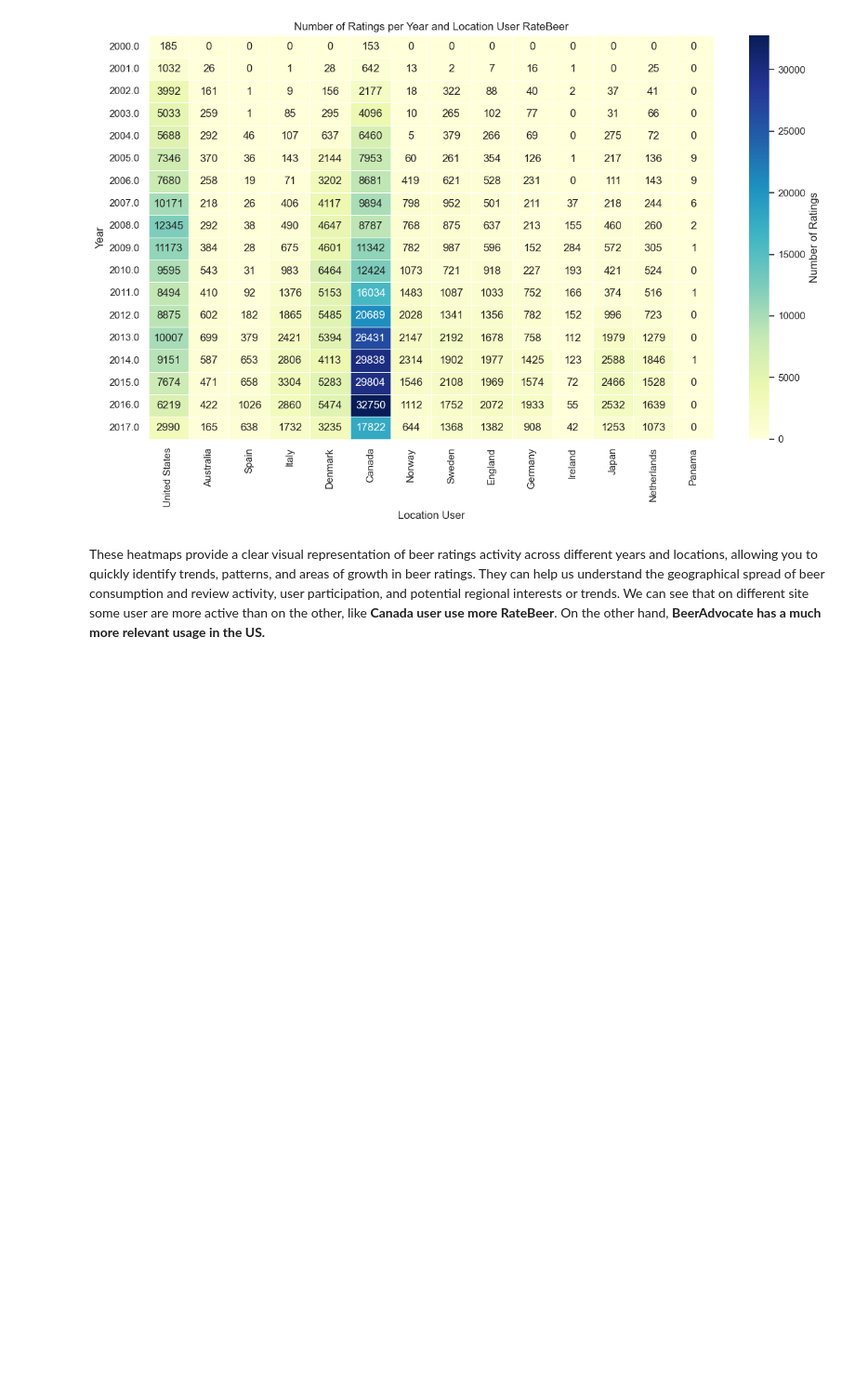
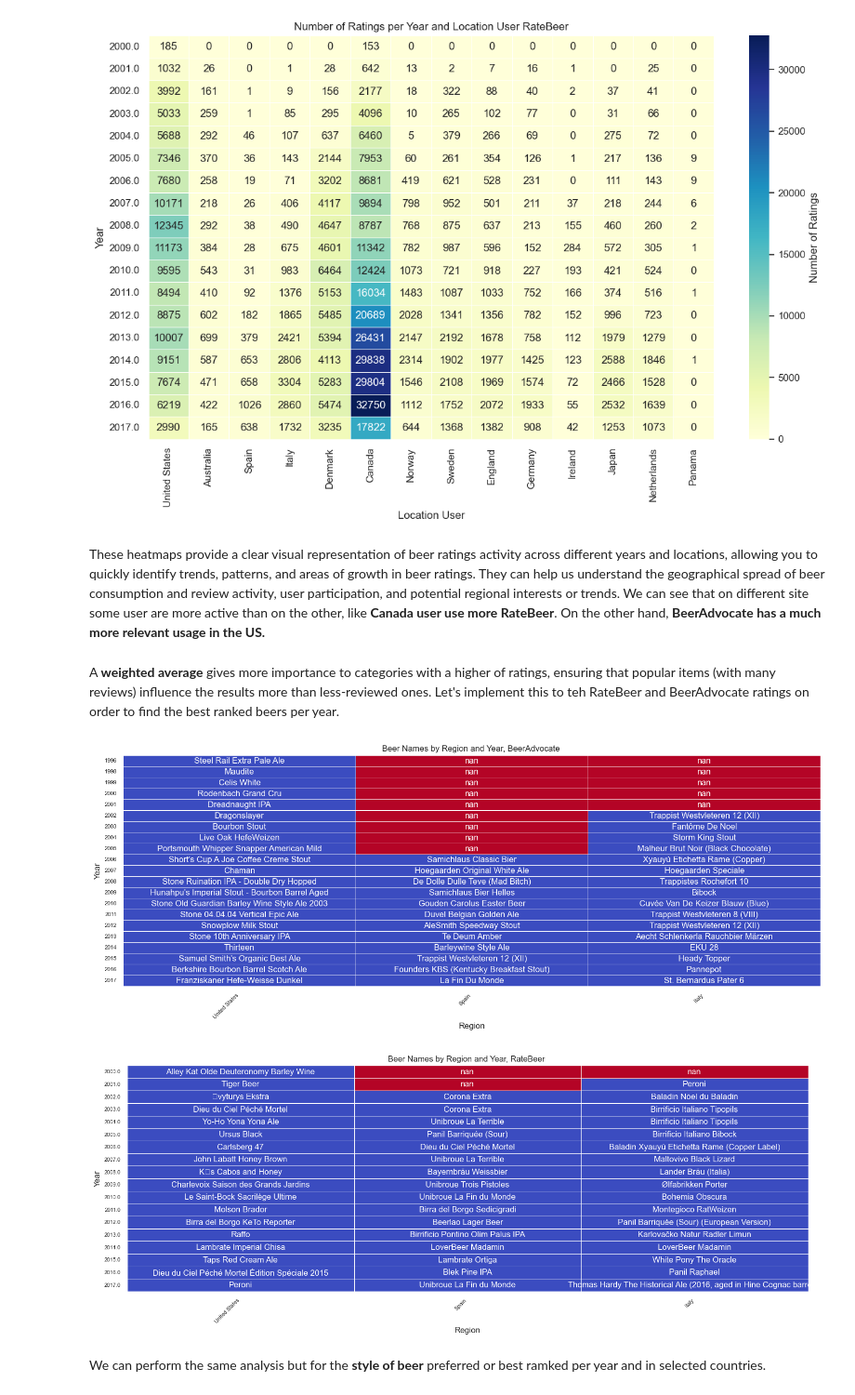
Before and after one commit to epfl-ada/ada-2024-project-mediterranean, a Jupyter notebook: results.ipynb, the cells around one changed output. Shown at 93% size. Saved outputs shown, nothing was run; the diff lists cells and outputs as text; code cells hidden in the pictures; blank space fills up the shorter version.

Commit message:
results final

```diff
--- a/results.ipynb
+++ b/results.ipynb
@@ -512,3 +512,5 @@ for i in range(num_chunks):
 [figure]
 # %% [markdown]
 These heatmaps provide a clear visual representation of beer ratings activity across different years and locations, allowing you to quickly identify trends, patterns, and areas of growth in beer ratings. They can help us understand the geographical spread of beer consumption and review activity, user participation, and potential regional interests or trends. We can see that on different site some user are more active than on the other, like **Canada user use more RateBeer**. On the other hand, **BeerAdvocate has a much more relevant usage in the US.**
+# %% [markdown]
+A **weighted average** gives more importance to categories with a higher of ratings, ensuring that popular items (with many reviews) influence the results more than less-reviewed ones. Let's implement this to teh RateBeer and BeerAdvocate ratings on order to find the best ranked beers per year.
@@ -514,0 +566,52 @@ These heatmaps provide a clear visual representation of beer ratings activity ac
+# %%
+selected_countries = ['United States','Spain','Italy']
+
+pivot_data_rb_selected = pivot_data_rb[selected_countries]
+pivot_data_ba_selected = pivot_data_ba[selected_countries]
+
+
+chunk_size = 3
+num_chunks = (pivot_data_ba_selected.shape[1] + chunk_size - 1) // chunk_size
+
+
+for i in range(num_chunks):
+    start = i * chunk_size
+    end = start + chunk_size
+    chunk = pivot_data_ba_selected.iloc[:, start:end]
+
+    plt.figure(figsize=(18, 6))
+    sns.heatmap(
+        chunk.isna().astype(int),
+        annot=chunk, fmt='', cmap='coolwarm', linewidths=0.5, cbar=False
+    )
+    plt.title(f'Beer Names by Region and Year, BeerAdvocate ')
+    plt.xlabel('Region')
+    plt.ylabel('Year')
+    plt.xticks(rotation=45, ha='right', fontsize=8)
+    plt.yticks(fontsize=8)
+    plt.show()
+
+num_chunks = (pivot_data_rb_selected.shape[1] + chunk_size - 1) // chunk_size
+
+
+for i in range(num_chunks):
+    start = i * chunk_size
+    end = start + chunk_size
+    chunk = pivot_data_rb_selected.iloc[:, start:end]
+
+    plt.figure(figsize=(18, 6))
+    sns.heatmap(
+        chunk.isna().astype(int),
+        annot=chunk, fmt='', cmap='coolwarm', linewidths=0.5, cbar=False
+    )
+    plt.title(f'Beer Names by Region and Year, RateBeer ')
+    plt.xlabel('Region')
+    plt.ylabel('Year')
+    plt.xticks(rotation=45, ha='right', fontsize=8)
+    plt.yticks(fontsize=8)
+    plt.show()
+# %% [output]
+[figure, added]
+[figure, added]
+# %% [markdown]
+We can perform the same analysis but for the **style of beer** preferred or best ramked per year and in selected countries.
```
Also changed, not shown: parts of 11 cells of this notebook.
